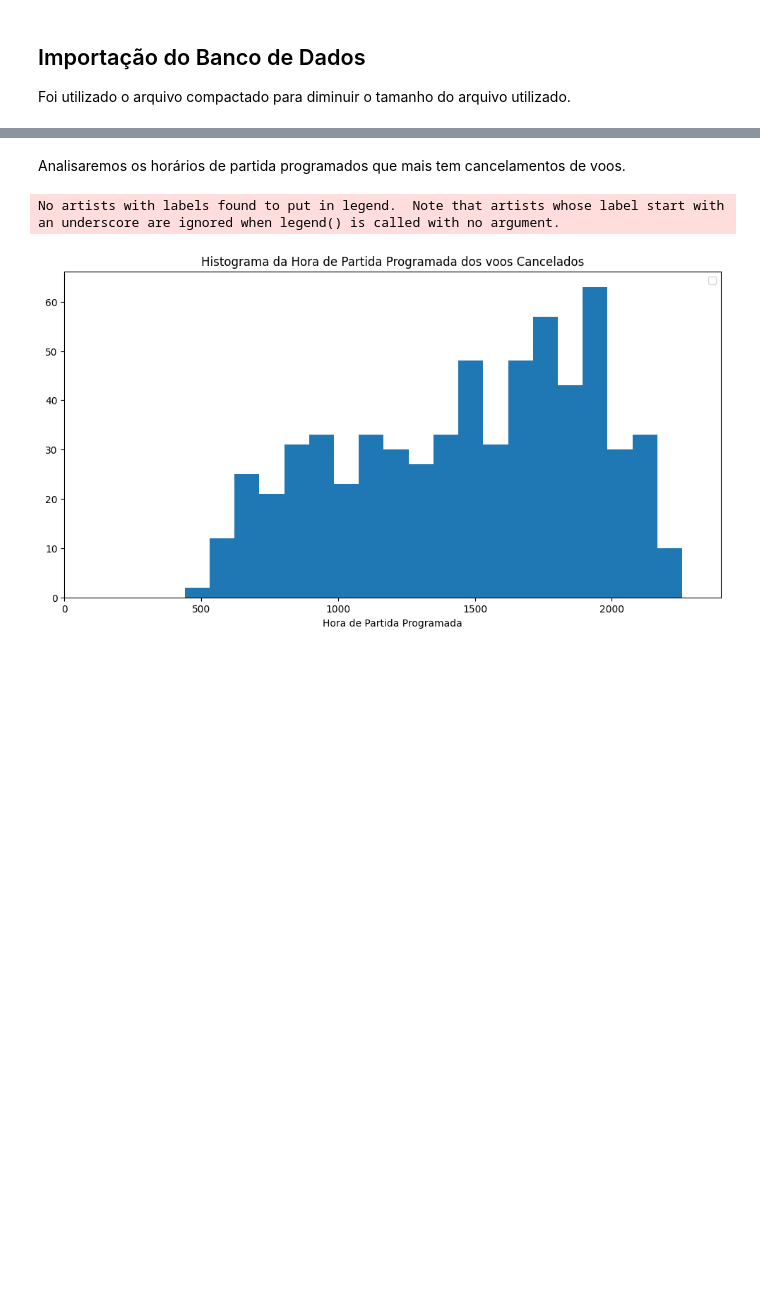
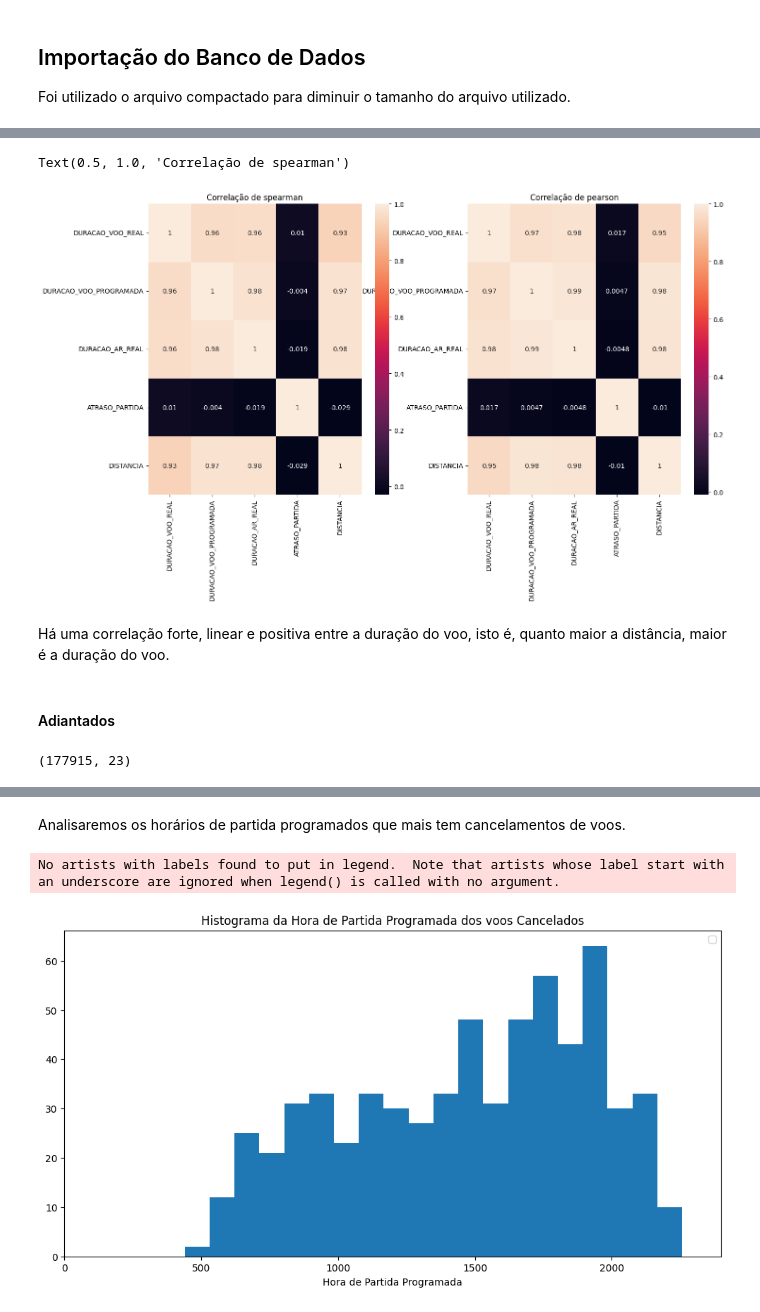
Before and after one commit to lolaquiino/Projeto_Estat-stica, a Jupyter notebook: Projeto.ipynb, the cells around one changed output, grey strips where cells are left out. Drawn from its saved outputs; the diff is of its cells as text; code cells hidden in the pictures; blank space fills up the shorter version.

```diff
--- a/Projeto.ipynb
+++ b/Projeto.ipynb
@@ -267,0 +344,4 @@ Segunda tem o menor percentual de voos cancelados e terça o maior.
+# %%
+df_finalizados = df.dropna(subset=['DURACAO_VOO_REAL'])
+df_finalizados = df_finalizados.drop(['CANCELADO', 'MOTIVO_CANCELAMENTO','DESVIADO'], axis = 1)
+df_finalizados.isnull().sum()
@@ -267,0 +384,3 @@ Segunda tem o menor percentual de voos cancelados e terça o maior.
+# %%
+df_pontuais=df_finalizados[df_finalizados['ATRASO_CHEGADA']==0]
+df_pontuais.isnull().sum()
@@ -267,0 +409,4 @@ Segunda tem o menor percentual de voos cancelados e terça o maior.
+# %%
+# Variáveis contínuas
+continuas_pontuais = ['DURACAO_VOO_REAL', 'DURACAO_VOO_PROGRAMADA', 'DURACAO_AR_REAL',
+                        'ATRASO_PARTIDA', 'DISTANCIA']
@@ -267,0 +441,6 @@ Segunda tem o menor percentual de voos cancelados e terça o maior.
+# %%
+# Calcular o quantil de 5%
+quantil_5 = df_pontuais['DURACAO_AR_REAL'].quantile(0.05)
+
+# Aplicar o filtro
+df_pontuais  = df.loc[df['DURACAO_AR_REAL'] >= quantil_5]
@@ -267,0 +459,13 @@ Segunda tem o menor percentual de voos cancelados e terça o maior.
+# %%
+fig, ax = plt.subplots(1,2, figsize = ( 16,8))
+sns.heatmap(df_pontuais[continuas_pontuais].corr(method = "spearman"), ax = ax[0], annot = True)
+sns.heatmap(df_pontuais[continuas_pontuais].corr(method = "pearson"), ax = ax[1], annot = True)
+ax[1].set_title("Correlação de pearson")
+ax[0].set_title("Correlação de spearman")
+# %% [output]
+Text(0.5, 1.0, 'Correlação de spearman')
+[figure, added]
+# %% [markdown]
+Há uma correlação forte, linear e positiva entre a duração do voo, isto é, quanto maior a distância, maior é a duração do voo.
+# %% [markdown]
+#### Adiantados
@@ -267,0 +474,4 @@ Segunda tem o menor percentual de voos cancelados e terça o maior.
+# %%
+df_adiantados.shape
+# %% [output]
+(177915, 23)
```
Also changed, not shown: parts of 102 cells of this notebook, 2 other files.
